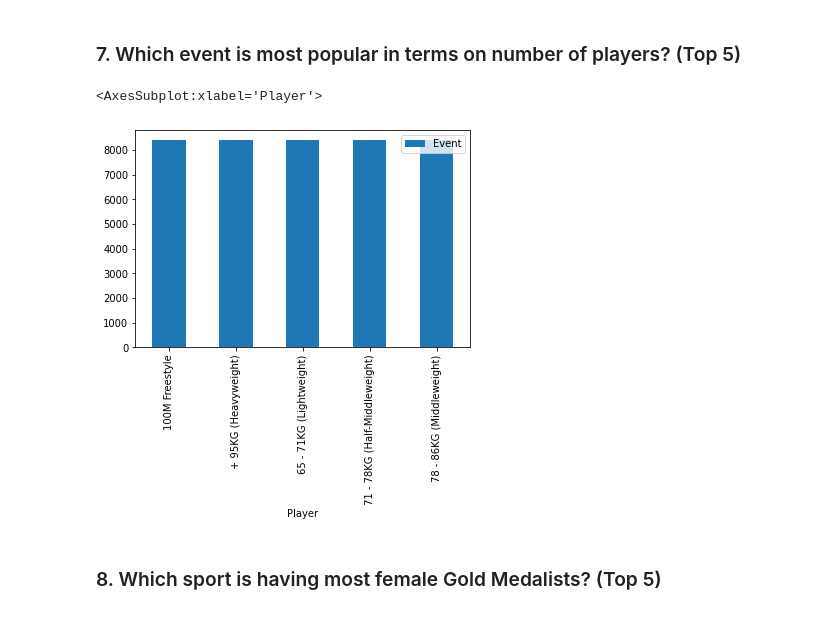
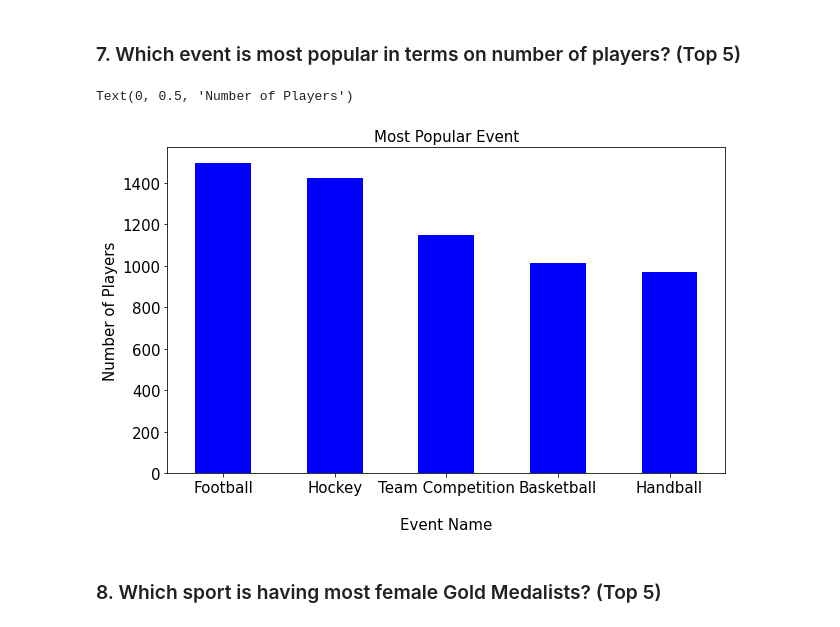
Before and after one commit to mohit-pawar4072/ETG_Olympics-_data_analysis, a Jupyter notebook: Summer.ipynb, the cells around one changed output. Cells and saved outputs as stored; diff of their text form; code cells hidden in the pictures.

```diff
--- a/Summer.ipynb
+++ b/Summer.ipynb
@@ -98,7 +107,12 @@ for event in df['Event'].unique():
-# %%
-pd.DataFrame(data, columns= ['Player','Event']).sort_values(by='Event',ascending=False).head().plot(x='Player',y='Event',kind='bar')
-# %% [output]
-<AxesSubplot:xlabel='Player'>
-[figure, removed]
+# %%
+df["Event"].value_counts().head().plot.bar(figsize = (10,6),color="blue")
+plt.xticks(rotation=0, horizontalalignment="center",size=15)
+plt.yticks(size=15)
+plt.title("Most Popular Event",size=15)
+plt.xlabel("\nEvent Name",size=15)
+plt.ylabel("Number of Players",size=15)
+# %% [output]
+Text(0, 0.5, 'Number of Players')
+[figure, added]
 # %% [markdown]
 ### 8. Which sport is having most female Gold Medalists? (Top 5)
```
Also changed, not shown: parts of 19 cells of this notebook.
